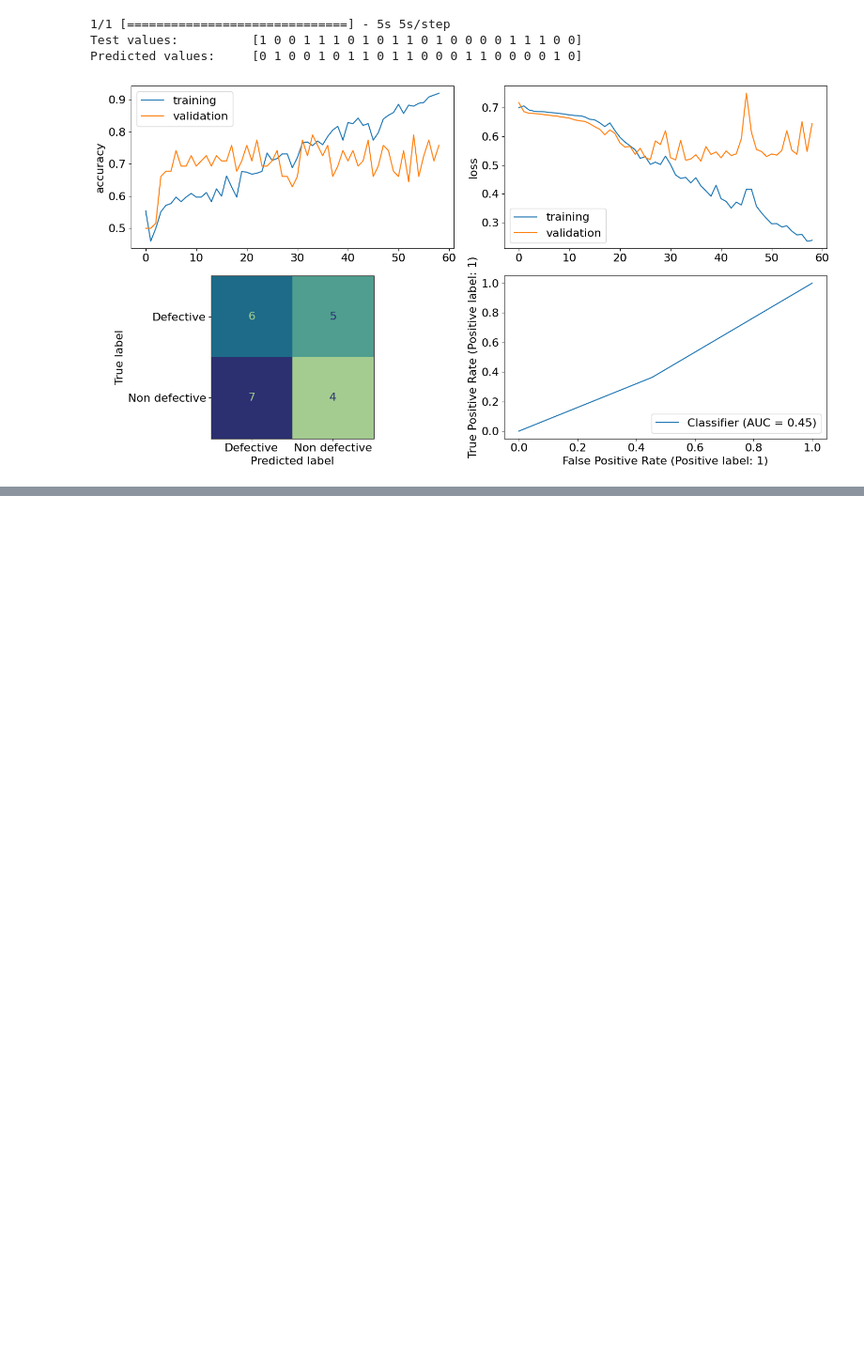
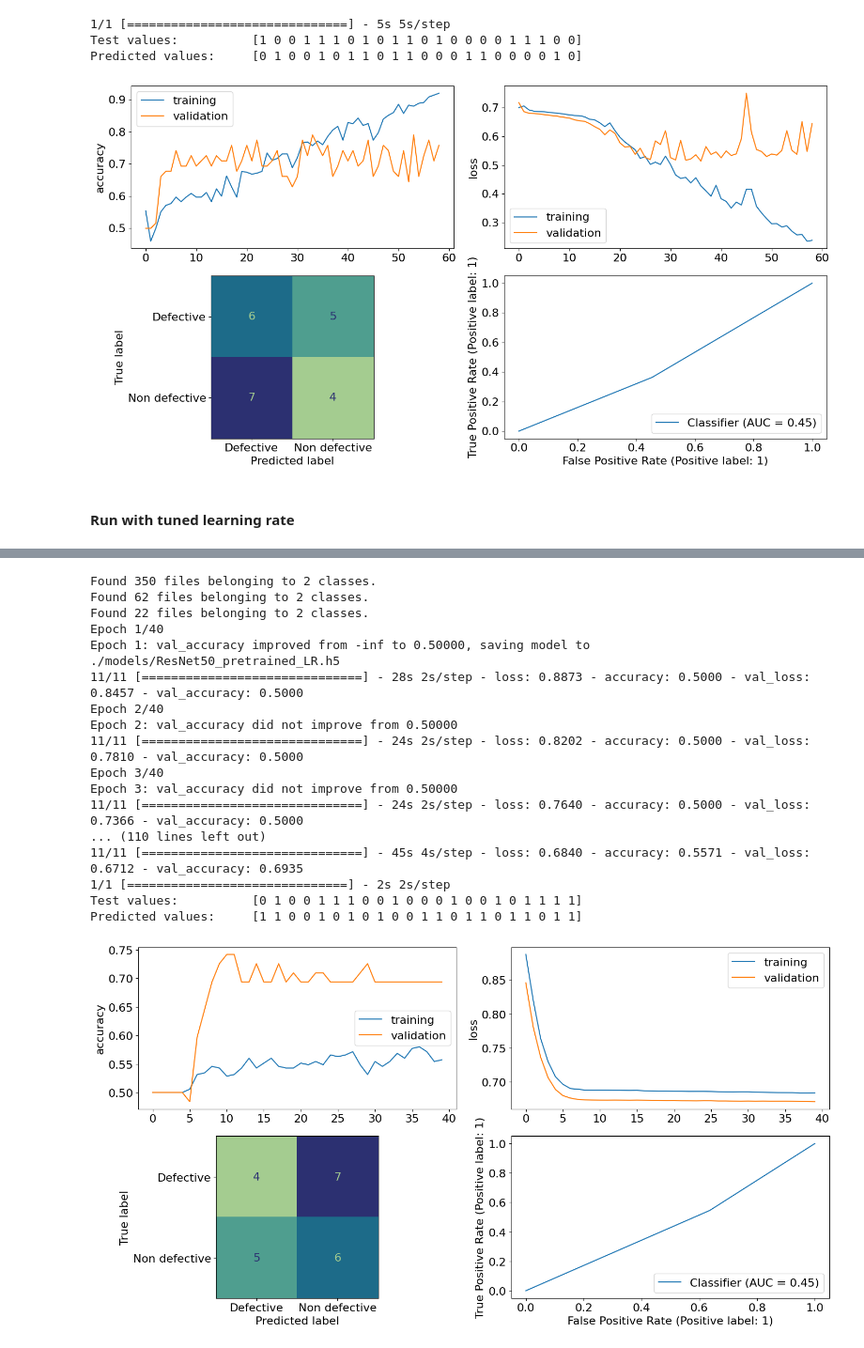
Before and after one commit to demustamas/Mathemathical-Modeling-Practice, a Jupyter notebook: classification_model_ResNet50_pretrained.ipynb, the cells around one changed output, grey strips where cells are left out. Shown: that part at 94% size. Drawn from its saved outputs; the diff is of its cells as text; code cells hidden in the pictures; blank space fills up the shorter version.

```diff
--- a/classification_model_ResNet50_pretrained.ipynb
+++ b/classification_model_ResNet50_pretrained.ipynb
@@ -361,3 +332,34 @@ Predicted values:     [0 1 0 0 1 0 1 1 0 1 1 0 0 0 1 1 0 0 0 0 1 0]
 CNN.show_metrics(save_folder=images.plot_folder)
 # %% [output]
 [figure]
+# %% [markdown]
+#### Run with tuned learning rate
+# %%
+CNN = Model("ResNet50_pretrained")
+
+CNN.epochs = 40
+CNN.batch_size = 32
+
+CNN.optimizer = Adam(learning_rate=0.00010898427617324405)
+
+CNN.callbacks = [
+    TensorBoard(log_dir="./logs"),
+    ModelCheckpoint(
+        f"./models/{CNN.name}_LR.h5",
+        monitor="val_accuracy",
+        verbose=1,
+        save_best_only=True,
+        save_weights_only=False,
+        mode="auto",
+        save_freq="epoch",
+    ),
+]
+
+CNN.load_datasets(color_mode="rgb")
+CNN.build_model()
+CNN.compile_model()
+CNN.train_net()
+CNN.model.load_weights("./models/ResNet50_pretrained_LR.h5")
+CNN.predict_test()
+CNN.show_metrics(save_folder=images.plot_folder, postfix="LR")
+# %% [output]
@@ -363,0 +370,18 @@ CNN.show_metrics(save_folder=images.plot_folder)
+Found 350 files belonging to 2 classes.
+Found 62 files belonging to 2 classes.
+Found 22 files belonging to 2 classes.
+Epoch 1/40
+Epoch 1: val_accuracy improved from -inf to 0.50000, saving model to ./models/ResNet50_pretrained_LR.h5
+11/11 [==============================] - 28s 2s/step - loss: 0.8873 - accuracy: 0.5000 - val_loss: 0.8457 - val_accuracy: 0.5000
+Epoch 2/40
+Epoch 2: val_accuracy did not improve from 0.50000
+11/11 [==============================] - 24s 2s/step - loss: 0.8202 - accuracy: 0.5000 - val_loss: 0.7810 - val_accuracy: 0.5000
+Epoch 3/40
+Epoch 3: val_accuracy did not improve from 0.50000
+11/11 [==============================] - 24s 2s/step - loss: 0.7640 - accuracy: 0.5000 - val_loss: 0.7366 - val_accuracy: 0.5000
+... (110 lines left out)
+11/11 [==============================] - 45s 4s/step - loss: 0.6840 - accuracy: 0.5571 - val_loss: 0.6712 - val_accuracy: 0.6935
+1/1 [==============================] - 2s 2s/step
+Test values:          [0 1 0 0 1 1 1 0 0 1 0 0 0 1 0 0 1 0 1 1 1 1]
+Predicted values:     [1 1 0 0 1 0 1 0 1 0 0 1 1 0 1 1 0 1 1 0 1 1]
+[figure, added]
```
Also changed, not shown: parts of 5 cells of this notebook, 13 other files.
